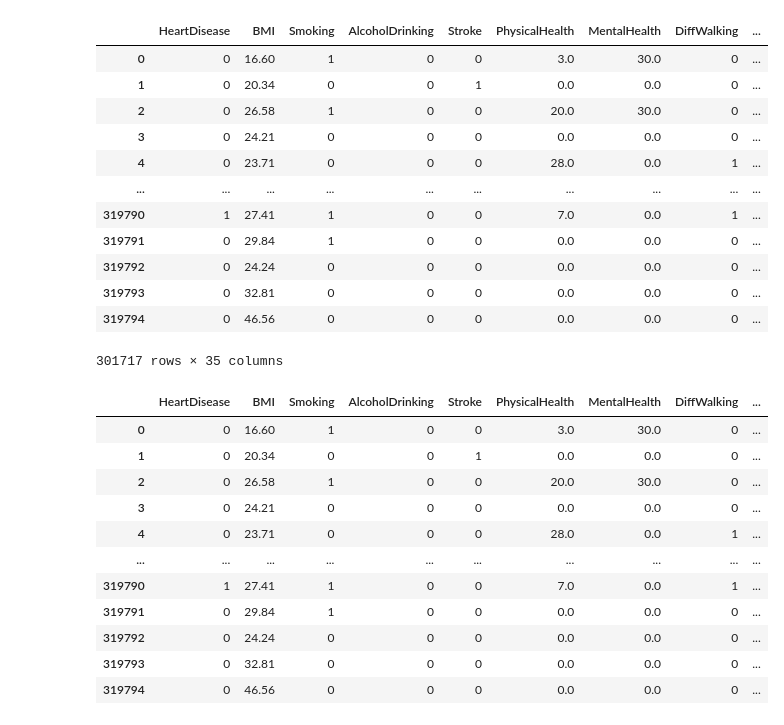
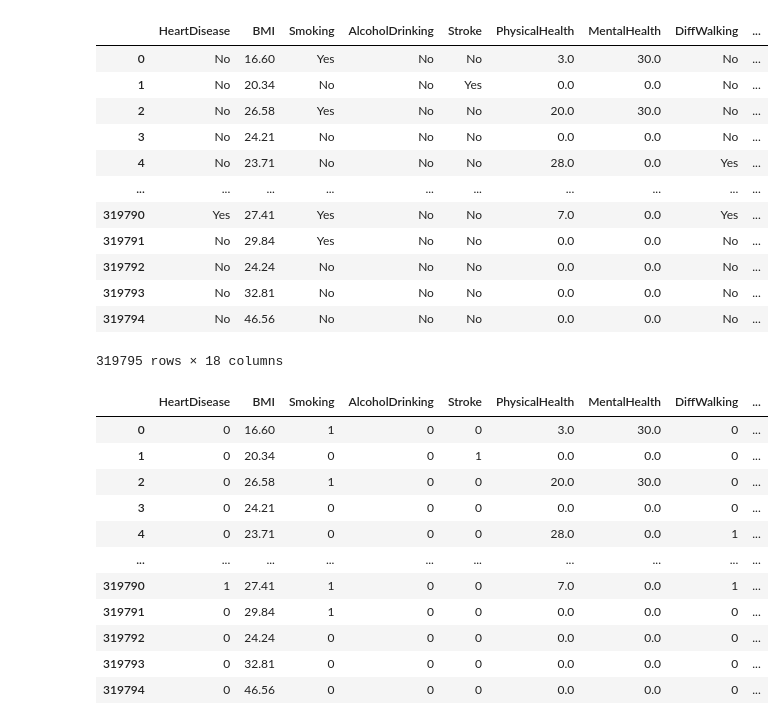
Before and after one commit to byeong-chang/ML_project_predict_heart_disease, a Jupyter notebook: 2.codes/0.preprocessing.ipynb, the cells around one changed output. Cells and saved outputs as stored; diff of their text form; code cells hidden in the pictures.

```diff
--- a/2.codes/0.preprocessing.ipynb
+++ b/2.codes/0.preprocessing.ipynb
@@ -53,0 +11,19 @@ df['GenHealth'] = pd.Series(labels)
+# %%
+# preprocessing
+df = pd.read_csv('./../0.data/heart_2020_cleaned.csv')
+# replace 를 위한 함수 dataframe, column = 바꾸고자 하는 열 , text = 바꿀 문자열을 리스트로 넣어주면 list개수만큼 숫자로 변환해준다.
+df
+# %% [output]
+|  | HeartDisease | BMI | Smoking | AlcoholDrinking | Stroke | PhysicalHealth | MentalHealth | DiffWalking | ... |
+| 0 | No | 16.60 | Yes | No | No | 3.0 | 30.0 | No | ... |
+| 1 | No | 20.34 | No | No | Yes | 0.0 | 0.0 | No | ... |
+| 2 | No | 26.58 | Yes | No | No | 20.0 | 30.0 | No | ... |
+| 3 | No | 24.21 | No | No | No | 0.0 | 0.0 | No | ... |
+| 4 | No | 23.71 | No | No | No | 28.0 | 0.0 | Yes | ... |
+| ... | ... | ... | ... | ... | ... | ... | ... | ... | ... |
+| 319790 | Yes | 27.41 | Yes | No | No | 7.0 | 0.0 | Yes | ... |
+| 319791 | No | 29.84 | Yes | No | No | 0.0 | 0.0 | No | ... |
+| 319792 | No | 24.24 | No | No | No | 0.0 | 0.0 | No | ... |
+| 319793 | No | 32.81 | No | No | No | 0.0 | 0.0 | No | ... |
+| 319794 | No | 46.56 | No | No | No | 0.0 | 0.0 | No | ... |
+319795 rows × 18 columns
@@ -54,38 +49,6 @@ df['GenHealth'] = pd.Series(labels)
 # %%
 # 중복행 제거
 df = df.drop_duplicates()
-# %%
-from sklearn.preprocessing import LabelEncoder
-
-### 라벨 인코딩
-label_features = ['HeartDisease', 'Smoking', 'AlcoholDrinking', 'Stroke',
-                        'DiffWalking', 'Sex', 'Diabetic', 'PhysicalActivity',
-                        'GenHealth','Asthma', 'KidneyDisease', 'SkinCancer']
-
-for feature in label_features:
-    encoder = LabelEncoder()
-    item = df[feature].unique()
-    encoder.fit(item)
-    df[feature] = encoder.transform(df[feature])
-
-### 원핫 인코딩
-onehot_features = ['AgeCategory', 'Race']
-df = pd.get_dummies(df, columns= onehot_features)
-df
-# %% [output]
-|  | HeartDisease | BMI | Smoking | AlcoholDrinking | Stroke | PhysicalHealth | MentalHealth | DiffWalking | ... |
-| 0 | 0 | 16.60 | 1 | 0 | 0 | 3.0 | 30.0 | 0 | ... |
-| 1 | 0 | 20.34 | 0 | 0 | 1 | 0.0 | 0.0 | 0 | ... |
-| 2 | 0 | 26.58 | 1 | 0 | 0 | 20.0 | 30.0 | 0 | ... |
-| 3 | 0 | 24.21 | 0 | 0 | 0 | 0.0 | 0.0 | 0 | ... |
-| 4 | 0 | 23.71 | 0 | 0 | 0 | 28.0 | 0.0 | 1 | ... |
-| ... | ... | ... | ... | ... | ... | ... | ... | ... | ... |
-| 319790 | 1 | 27.41 | 1 | 0 | 0 | 7.0 | 0.0 | 1 | ... |
-| 319791 | 0 | 29.84 | 1 | 0 | 0 | 0.0 | 0.0 | 0 | ... |
-| 319792 | 0 | 24.24 | 0 | 0 | 0 | 0.0 | 0.0 | 0 | ... |
-| 319793 | 0 | 32.81 | 0 | 0 | 0 | 0.0 | 0.0 | 0 | ... |
-| 319794 | 0 | 46.56 | 0 | 0 | 0 | 0.0 | 0.0 | 0 | ... |
-301717 rows × 35 columns
 # %%
 df = df.rename(columns = lambda x:re.sub('[^A-Za-z0-9_]+', '', x))
 df
```
Also changed, not shown: parts of 6 cells of this notebook, 22 other files.
